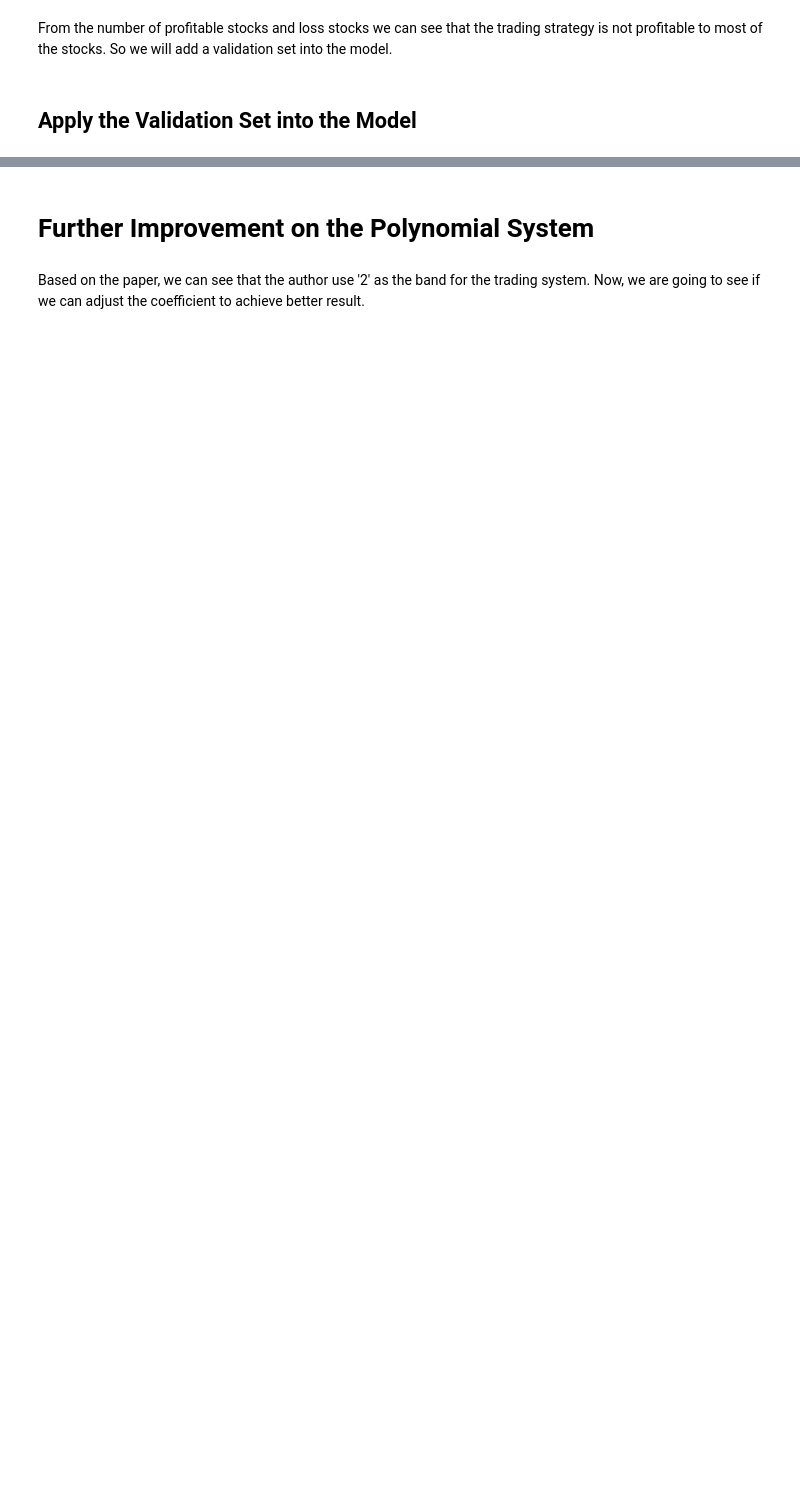
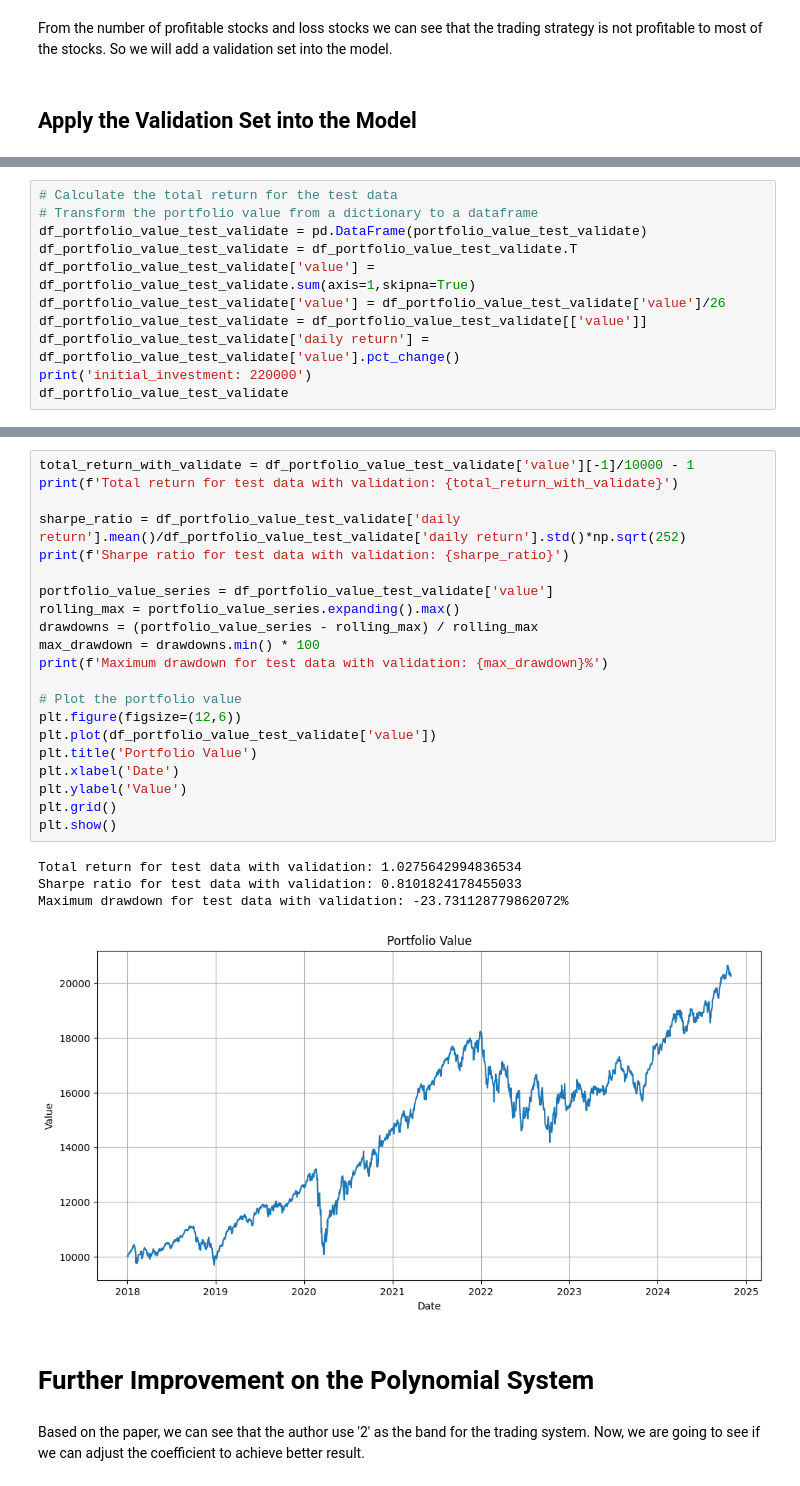
Before and after one commit to vd1371/AcademicQuantLab, a Jupyter notebook: Momentum/Polynomial_Moving_Regression_Band.ipynb, the cells around one changed output, grey strips where cells are left out. Cells and saved outputs as stored; diff of their text form; blank space fills up the shorter version.

```diff
--- a/Momentum/Polynomial_Moving_Regression_Band.ipynb
+++ b/Momentum/Polynomial_Moving_Regression_Band.ipynb
@@ -292,0 +304,11 @@ Number of loss stock for test data: 19
+# %%
+# Calculate the total return for the test data
+# Transform the portfolio value from a dictionary to a dataframe
+df_portfolio_value_test_validate = pd.DataFrame(portfolio_value_test_validate)
+df_portfolio_value_test_validate = df_portfolio_value_test_validate.T
+df_portfolio_value_test_validate['value'] = df_portfolio_value_test_validate.sum(axis=1,skipna=True)
+df_portfolio_value_test_validate['value'] = df_portfolio_value_test_validate['value']/26
+df_portfolio_value_test_validate = df_portfolio_value_test_validate[['value']]
+df_portfolio_value_test_validate['daily return'] = df_portfolio_value_test_validate['value'].pct_change()
+print('initial_investment: 220000')
+df_portfolio_value_test_validate
@@ -293,3 +330,29 @@ Number of loss stock for test data: 19
+# %%
+total_return_with_validate = df_portfolio_value_test_validate['value'][-1]/10000 - 1
+print(f'Total return for test data with validation: {total_return_with_validate}')
+
+sharpe_ratio = df_portfolio_value_test_validate['daily return'].mean()/df_portfolio_value_test_validate['daily return'].std()*np.sqrt(252)
+print(f'Sharpe ratio for test data with validation: {sharpe_ratio}')
+
+portfolio_value_series = df_portfolio_value_test_validate['value']
+rolling_max = portfolio_value_series.expanding().max()
+drawdowns = (portfolio_value_series - rolling_max) / rolling_max
+max_drawdown = drawdowns.min() * 100
+print(f'Maximum drawdown for test data with validation: {max_drawdown}%')
+
+# Plot the portfolio value
+plt.figure(figsize=(12,6))
+plt.plot(df_portfolio_value_test_validate['value'])
+plt.title('Portfolio Value')
+plt.xlabel('Date')
+plt.ylabel('Value')
+plt.grid()
+plt.show()
+# %% [output]
+Total return for test data with validation: 1.0275642994836534
+Sharpe ratio for test data with validation: 0.8101824178455033
+Maximum drawdown for test data with validation: -23.731128779862072%
+[figure, added]
 # %% [markdown]
 # Further Improvement on the Polynomial System
 # %% [markdown]
```
Also changed, not shown: parts of 30 cells of this notebook.
